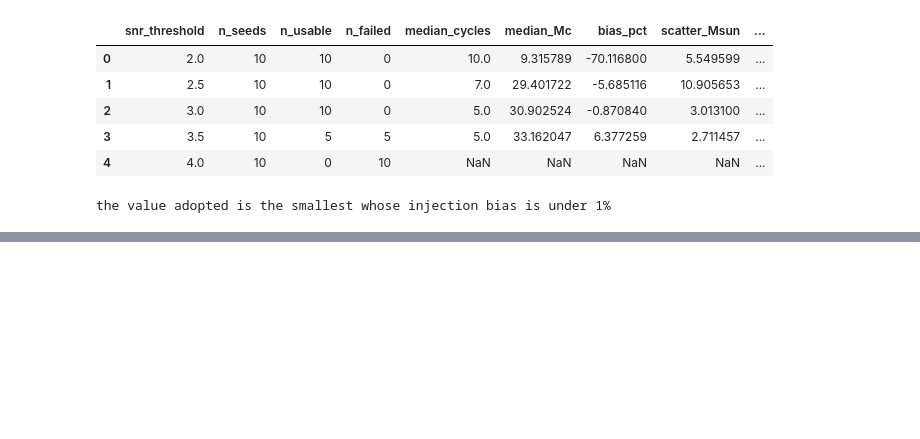
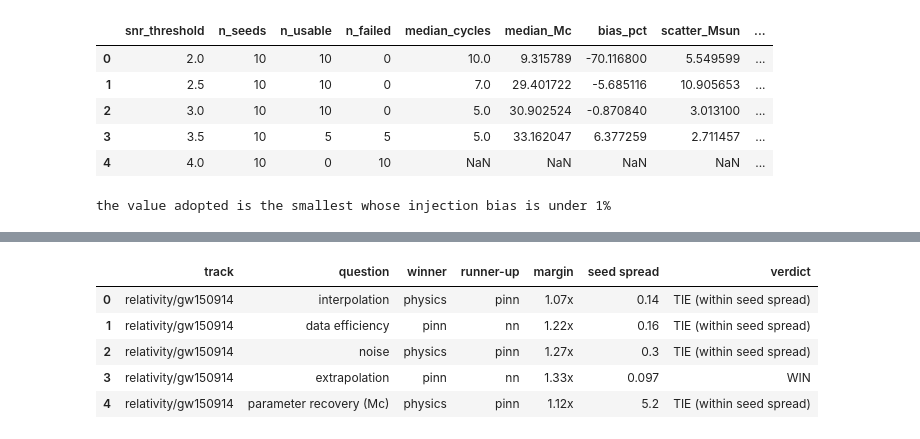
Before and after one commit to drorjac/physics-prior, a Jupyter notebook: notebooks/02_relativity.ipynb, the cells around one changed output, grey strips where cells are left out. Saved outputs shown, nothing was run; the diff lists cells and outputs as text; code cells hidden in the pictures; blank space fills up the shorter version.

```diff
--- a/notebooks/02_relativity.ipynb
+++ b/notebooks/02_relativity.ipynb
@@ -219,0 +229,11 @@ the value adopted is the smallest whose injection bias is under 1%
+# %%
+from physprior.reporting import conclusions as C
+verdicts = C.verdict_frame('relativity')
+display(verdicts)
+# %% [output]
+|  | track | question | winner | runner-up | margin | seed spread | verdict |
+| 0 | relativity/gw150914 | interpolation | physics | pinn | 1.07x | 0.14 | TIE (within seed spread) |
+| 1 | relativity/gw150914 | data efficiency | pinn | nn | 1.22x | 0.16 | TIE (within seed spread) |
+| 2 | relativity/gw150914 | noise | physics | pinn | 1.27x | 0.3 | TIE (within seed spread) |
+| 3 | relativity/gw150914 | extrapolation | pinn | nn | 1.33x | 0.097 | WIN |
+| 4 | relativity/gw150914 | parameter recovery (Mc) | physics | pinn | 1.12x | 5.2 | TIE (within seed spread) |
```
Also changed, not shown: parts of 3 cells of this notebook, 8 other files.
